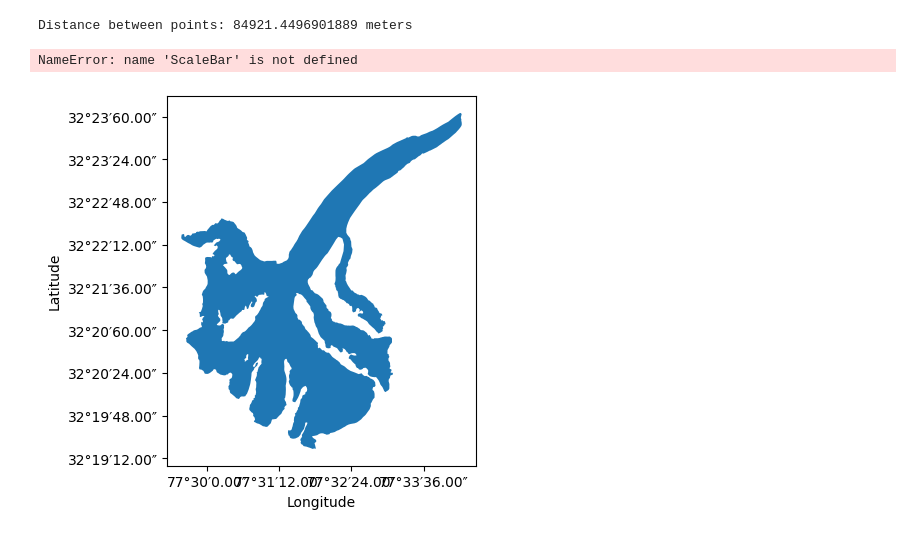
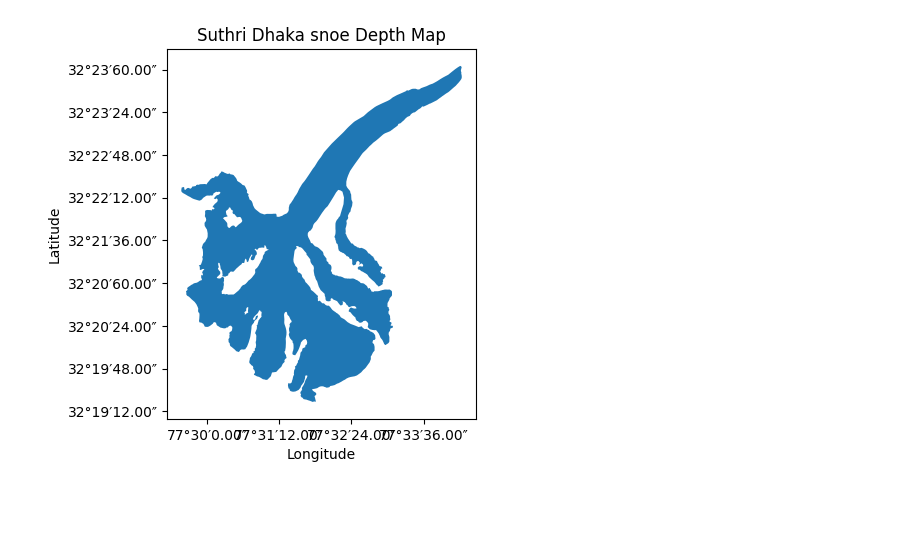
Before and after one commit to cb-karthik/Python_practice, a Jupyter notebook: sdh.ipynb, the cells around one changed output. Cells and saved outputs as stored; diff of their text form; code cells hidden in the pictures; blank space fills up the shorter version.

Commit message:
title

```diff
--- a/sdh.ipynb
+++ b/sdh.ipynb
@@ -12,39 +12,33 @@ def decimal_to_dms(deg):
     s = (deg - d - m / 60) * 3600
     return f"{abs(d)}°{abs(m)}′{abs(s):.2f}″"
 
 # Create a GeoSeries with two points, one degree of longitude apart, on the same latitude
 points = gpd.GeoSeries(
     [Point(-73.5, 40.5), Point(-74.5, 40.5)], crs=4326  # WGS 84
 )
 
-# Convert to a projected coordinate system for distance calculation
-points = points.to_crs(32619)  # UTM Zone 19N
 
-# Calculate the distance between the two points
-distance_meters = points[0].distance(points[1])
 
-print(f"Distance between points: {distance_meters} meters")
+
 
 # Load the shapefile
 shapefile = gpd.read_file('C:/Users/imsam/OneDrive/Desktop/ArcGis datasets/Snow Depth Suthri Dhaka')
 shapefile = shapefile.to_crs(4326)  # Ensure using geographic WGS 84
 
 # Plot the shapefile
 ax = shapefile.plot()
 
 # Customizing the x and y axes to show DMS using the conversion function
 ax.xaxis.set_major_formatter(mticker.FuncFormatter(lambda x, _: decimal_to_dms(x)))
 ax.yaxis.set_major_formatter(mticker.FuncFormatter(lambda y, _: decimal_to_dms(y)))
 
 plt.xlabel('Longitude')
 plt.ylabel('Latitude')
 
 
 
 
-plt.title('Suthri Dhaka')
+plt.title('Suthri Dhaka snoe Depth Map')
 plt.show()
 # %% [output]
-Distance between points: 84921.4496901889 meters
-NameError: name 'ScaleBar' is not defined
-[figure, old version]
+[figure, new version]
```
